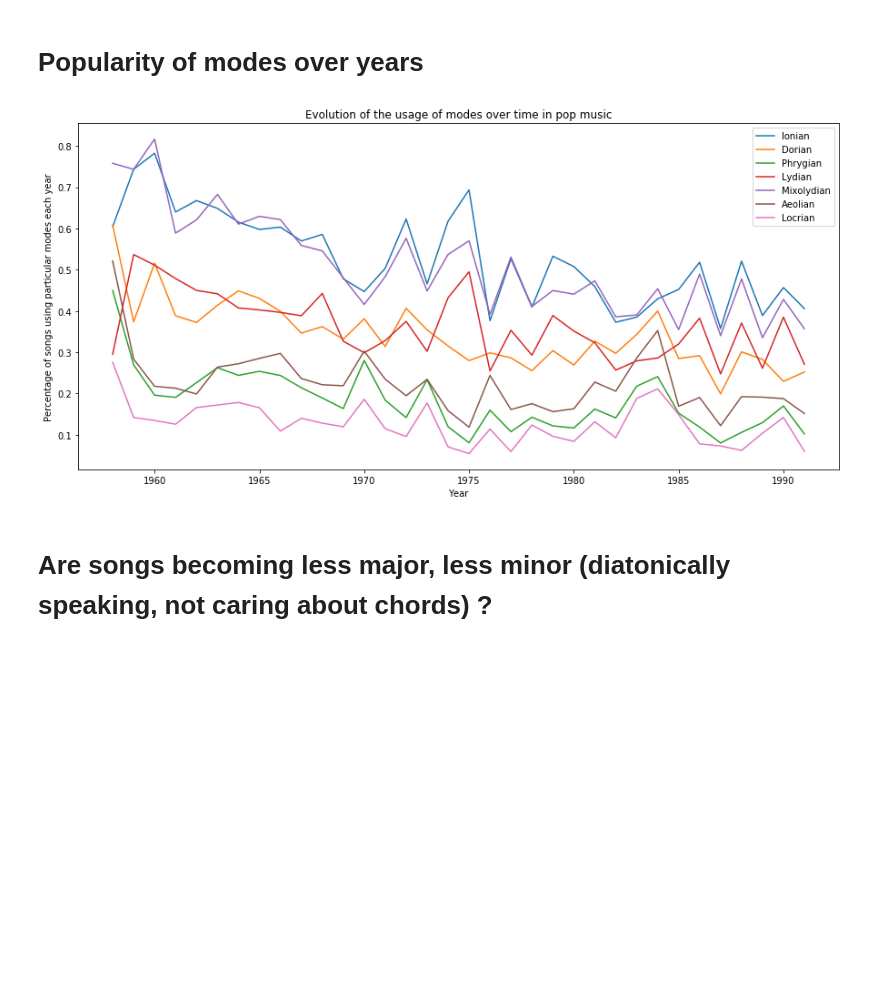
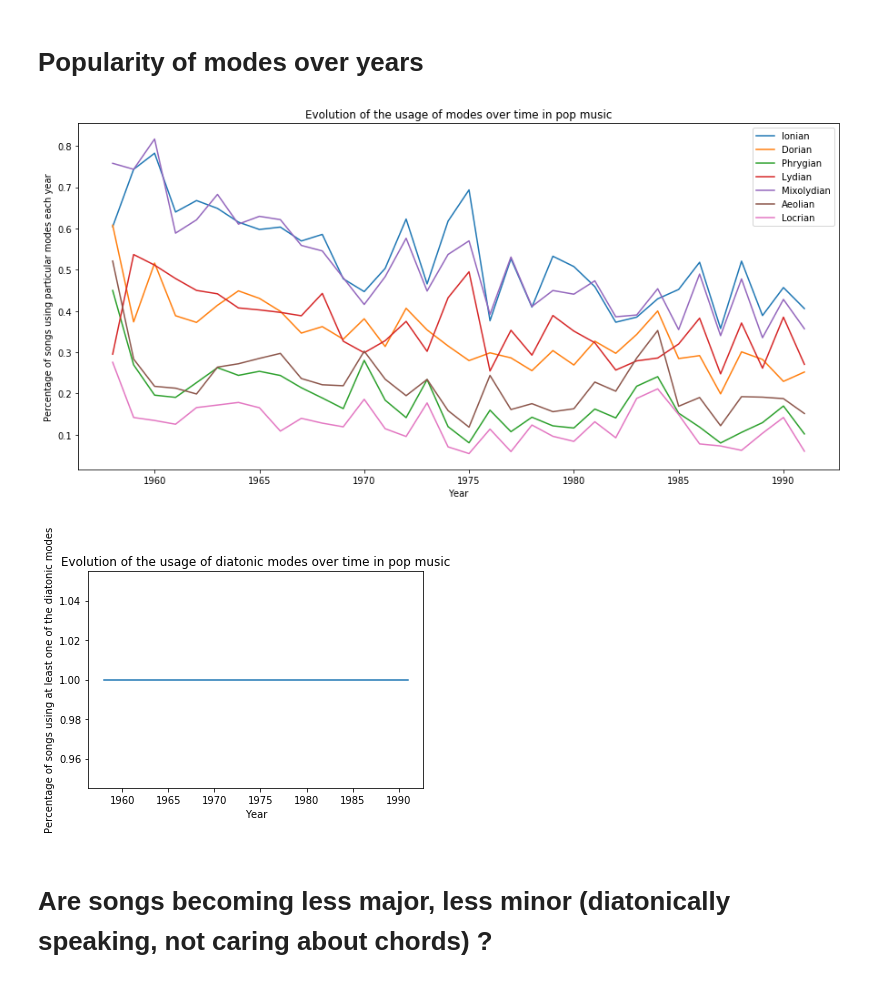
Before and after one commit to lucieperrotta/Digital-Musicology, a Jupyter notebook: processing/processing.ipynb, the cells around one changed output. Cells and saved outputs as stored; diff of their text form; code cells hidden in the pictures; blank space fills up the shorter version.

```diff
--- a/processing/processing.ipynb
+++ b/processing/processing.ipynb
@@ -396,6 +430,8 @@ mixolydian = np.array(( np.array(('0', "maj")), np.array(('0', "7")), np.array((
 aeolian = np.array(( np.array(('0', "min")), np.array(('0', "7")), np.array(('2', "min")), np.array(('2', "7")), np.array(('2', "dim")), np.array(('3', "maj")), np.array(('3', "maj7")), np.array(('5', "min")), np.array(('5', "7")), np.array(('7', "min")), np.array(('7', "7")), np.array(('8', "maj")), np.array(('8', "maj7")), np.array(('10', "maj")), np.array(('10', "maj7"))))
 locrian = np.array(( np.array(('0', "min")), np.array(('0', "dim")), np.array(('0', "7")), np.array(('1', "maj")), np.array(('1', "maj7")),np.array(('3', "min")), np.array(('3', "7")), np.array(('5', "min")), np.array(('5', "7")), np.array(('6', "maj")), np.array(('6', "maj7")), np.array(('8', "maj")), np.array(('8', "maj7")), np.array(('10', "min")), np.array(('10', "7"))))
 
+allmode=np.concatenate((ionian,dorian,phrygian,lydian,mixolydian,aeolian,locrian),axis=0)
+
 # Data structure conversion
 ionian = list(map(tuple, ionian))
 dorian = list(map(tuple, dorian))
@@ -444,6 +480,8 @@ year2lydian = year2mode(clean_data, lydian)
 year2mixolydian = year2mode(clean_data, mixolydian)
 year2aeolian = year2mode(clean_data, aeolian)
 year2locrian = year2mode(clean_data, locrian)
+
+year2all=year2mode(clean_data, allmode)
 
 # plotting
 plt.figure(1, figsize=(15,7))
@@ -456,33 +494,44 @@ lists = sorted(year2dorian.items()) # sorted by key, return a list of tuples
 x, y = zip(*lists) # unpack a list of pairs into two tuples
 plt.plot(x, y, label='Dorian')
 
 lists = sorted(year2phrygian.items()) # sorted by key, return a list of tuples
 x, y = zip(*lists) # unpack a list of pairs into two tuples
 plt.plot(x, y, label='Phrygian')
 
 lists = sorted(year2lydian.items()) # sorted by key, return a list of tuples
 x, y = zip(*lists) # unpack a list of pairs into two tuples
 plt.plot(x, y, label='Lydian')
 
 lists = sorted(year2mixolydian.items()) # sorted by key, return a list of tuples
 x, y = zip(*lists) # unpack a list of pairs into two tuples
 plt.plot(x, y, label='Mixolydian')
 
 lists = sorted(year2aeolian.items()) # sorted by key, return a list of tuples
 x, y = zip(*lists) # unpack a list of pairs into two tuples
 plt.plot(x, y, label='Aeolian')
 
 lists = sorted(year2locrian.items()) # sorted by key, return a list of tuples
 x, y = zip(*lists) # unpack a list of pairs into two tuples
 plt.plot(x, y, label='Locrian')
 
 plt.legend()
 plt.xlabel('Year')
 plt.ylabel('Percentage of songs using particular modes each year')
 plt.title('Evolution of the usage of modes over time in pop music')
 plt.show()
+
+lists = sorted(year2all.items()) # sorted by key, return a list of tuples
+x, y = zip(*lists) # unpack a list of pairs into two tuples
+plt.plot(x, y)
+
+plt.legend()
+plt.xlabel('Year')
+plt.ylabel('Percentage of songs using at least one of the diatonic modes')
+plt.title('Evolution of the usage of diatonic modes over time in pop music')
+plt.show()
 # %% [output]
 [figure]
+[figure, added]
 # %% [markdown]
 # Are songs becoming less major, less minor (diatonically speaking, not caring about chords) ?
 # %%
```
Also changed, not shown: parts of 1 cell of this notebook.
